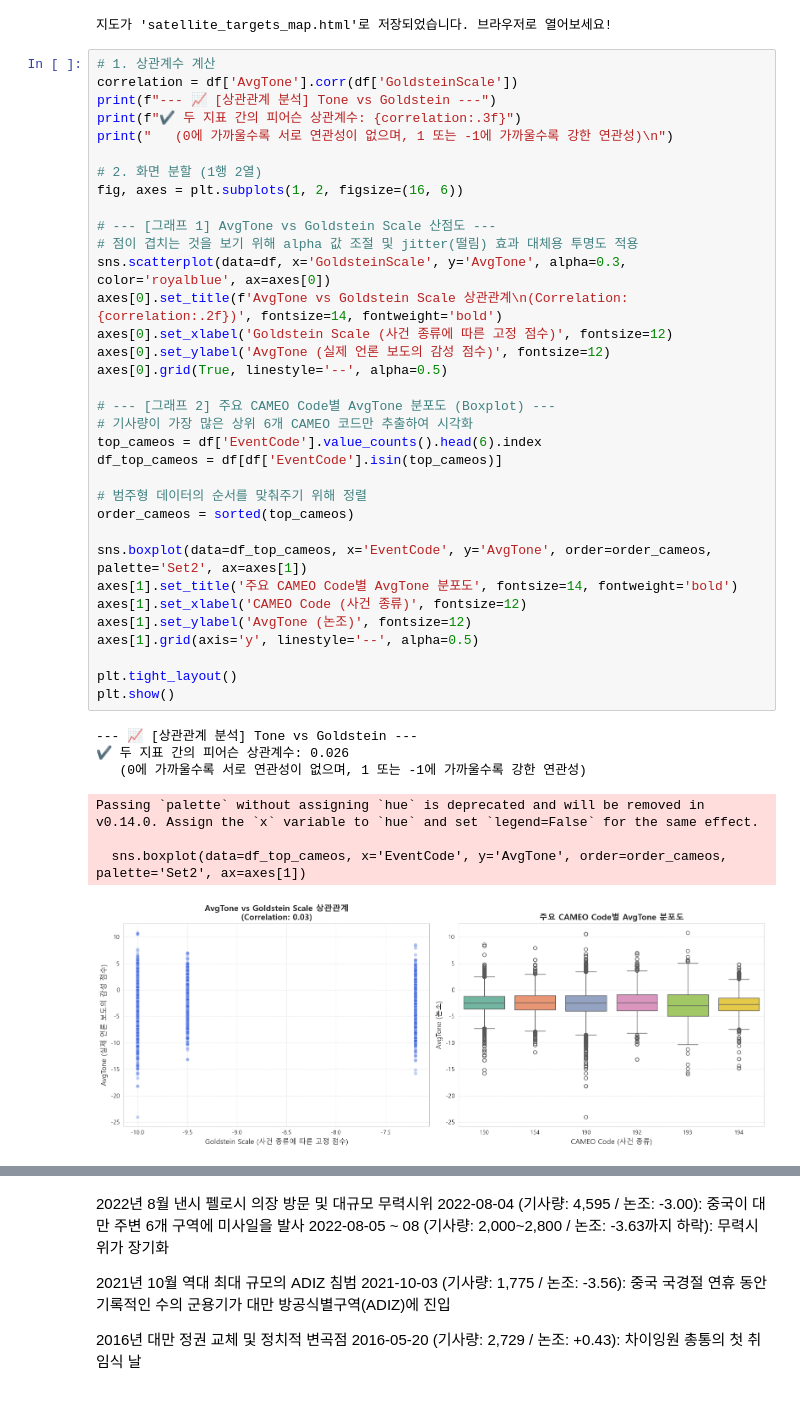
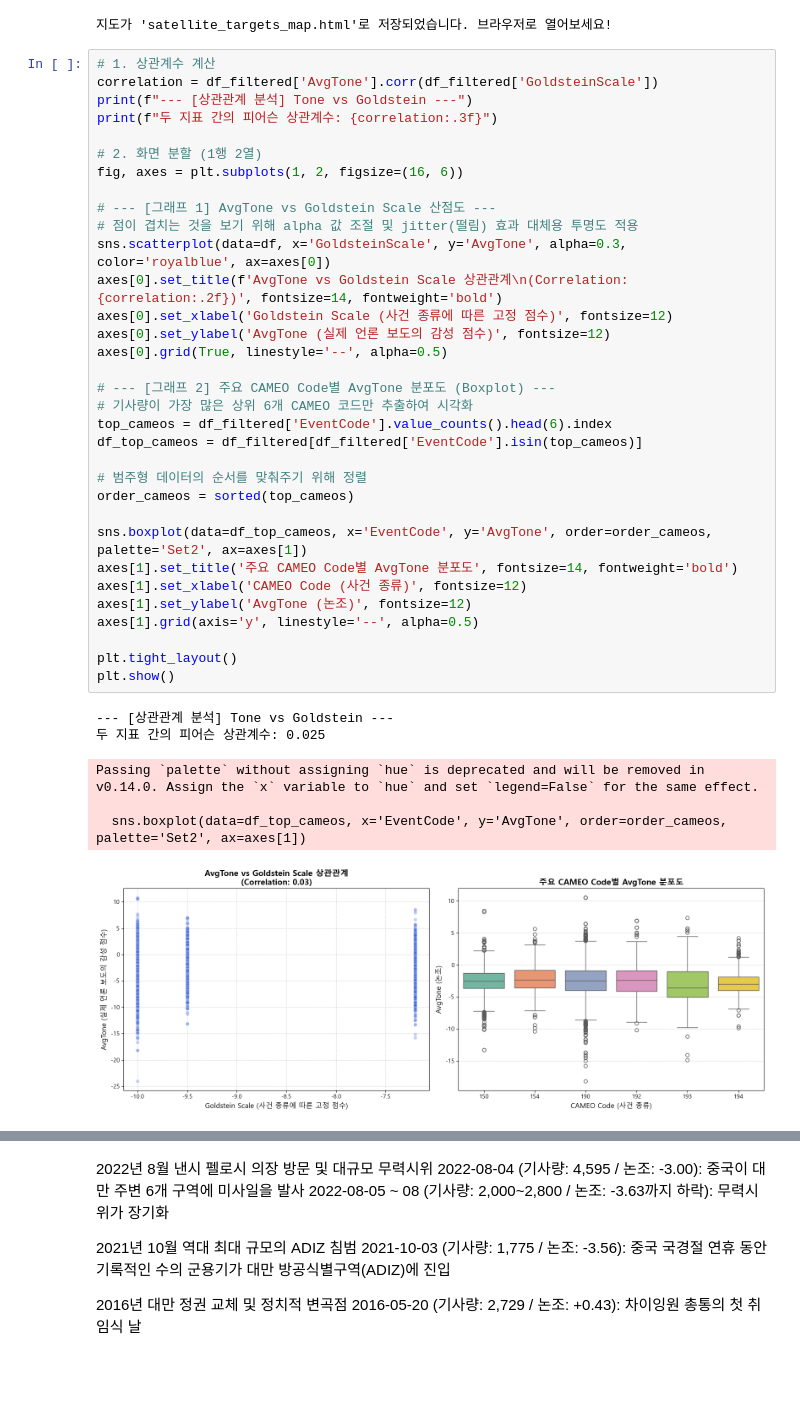
Before and after one commit to anna030608/DS8_SIA_Project, a Jupyter notebook: EDA/03_EDA_day3.ipynb, the cells around one changed output, grey strips where cells are left out. Cells and saved outputs as stored; diff of their text form.

```diff
--- a/EDA/03_EDA_day3.ipynb
+++ b/EDA/03_EDA_day3.ipynb
@@ -694,43 +662,41 @@ print("지도가 'satellite_targets_map.html'로 저장되었습니다. 브라
 지도가 'satellite_targets_map.html'로 저장되었습니다. 브라우저로 열어보세요!
 # %%
 # 1. 상관계수 계산
-correlation = df['AvgTone'].corr(df['GoldsteinScale'])
-print(f"--- 📈 [상관관계 분석] Tone vs Goldstein ---")
-print(f"✔️ 두 지표 간의 피어슨 상관계수: {correlation:.3f}")
-print("   (0에 가까울수록 서로 연관성이 없으며, 1 또는 -1에 가까울수록 강한 연관성)\n")
+correlation = df_filtered['AvgTone'].corr(df_filtered['GoldsteinScale'])
+print(f"--- [상관관계 분석] Tone vs Goldstein ---")
+print(f"두 지표 간의 피어슨 상관계수: {correlation:.3f}")
 
 # 2. 화면 분할 (1행 2열)
 fig, axes = plt.subplots(1, 2, figsize=(16, 6))
 
 # --- [그래프 1] AvgTone vs Goldstein Scale 산점도 ---
 # 점이 겹치는 것을 보기 위해 alpha 값 조절 및 jitter(떨림) 효과 대체용 투명도 적용
 sns.scatterplot(data=df, x='GoldsteinScale', y='AvgTone', alpha=0.3, color='royalblue', ax=axes[0])
 axes[0].set_title(f'AvgTone vs Goldstein Scale 상관관계\n(Correlation: {correlation:.2f})', fontsize=14, fontweight='bold')
 axes[0].set_xlabel('Goldstein Scale (사건 종류에 따른 고정 점수)', fontsize=12)
 axes[0].set_ylabel('AvgTone (실제 언론 보도의 감성 점수)', fontsize=12)
 axes[0].grid(True, linestyle='--', alpha=0.5)
 
 # --- [그래프 2] 주요 CAMEO Code별 AvgTone 분포도 (Boxplot) ---
 # 기사량이 가장 많은 상위 6개 CAMEO 코드만 추출하여 시각화
-top_cameos = df['EventCode'].value_counts().head(6).index
-df_top_cameos = df[df['EventCode'].isin(top_cameos)]
+top_cameos = df_filtered['EventCode'].value_counts().head(6).index
+df_top_cameos = df_filtered[df_filtered['EventCode'].isin(top_cameos)]
 
 # 범주형 데이터의 순서를 맞춰주기 위해 정렬
 order_cameos = sorted(top_cameos)
 
 sns.boxplot(data=df_top_cameos, x='EventCode', y='AvgTone', order=order_cameos, palette='Set2', ax=axes[1])
 axes[1].set_title('주요 CAMEO Code별 AvgTone 분포도', fontsize=14, fontweight='bold')
 axes[1].set_xlabel('CAMEO Code (사건 종류)', fontsize=12)
 axes[1].set_ylabel('AvgTone (논조)', fontsize=12)
 axes[1].grid(axis='y', linestyle='--', alpha=0.5)
 
 plt.tight_layout()
 plt.show()
 # %% [output]
---- 📈 [상관관계 분석] Tone vs Goldstein ---
-✔️ 두 지표 간의 피어슨 상관계수: 0.026
-   (0에 가까울수록 서로 연관성이 없으며, 1 또는 -1에 가까울수록 강한 연관성)
+--- [상관관계 분석] Tone vs Goldstein ---
+두 지표 간의 피어슨 상관계수: 0.025
 Passing `palette` without assigning `hue` is deprecated and will be removed in v0.14.0. Assign the `x` variable to `hue` and set `legend=False` for the same effect.
 
   sns.boxplot(data=df_top_cameos, x='EventCode', y='AvgTone', order=order_cameos, palette='Set2', ax=axes[1])
-[figure, old version]
+[figure, new version]
```
Also changed, not shown: parts of 27 cells of this notebook, 7 other files.
